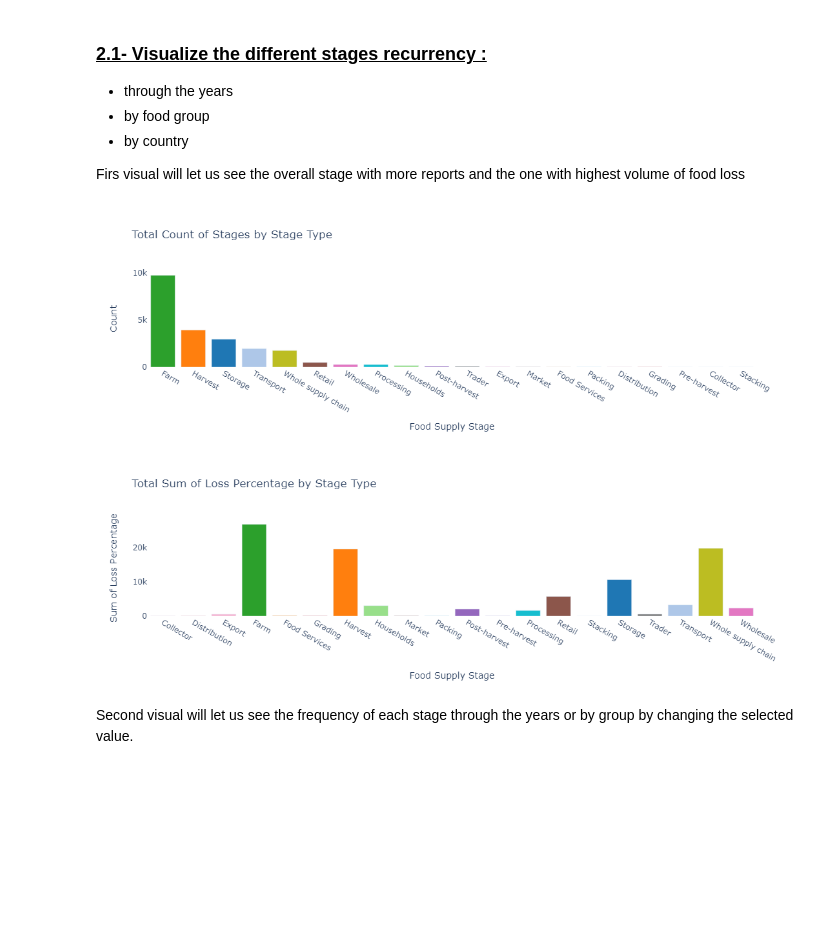
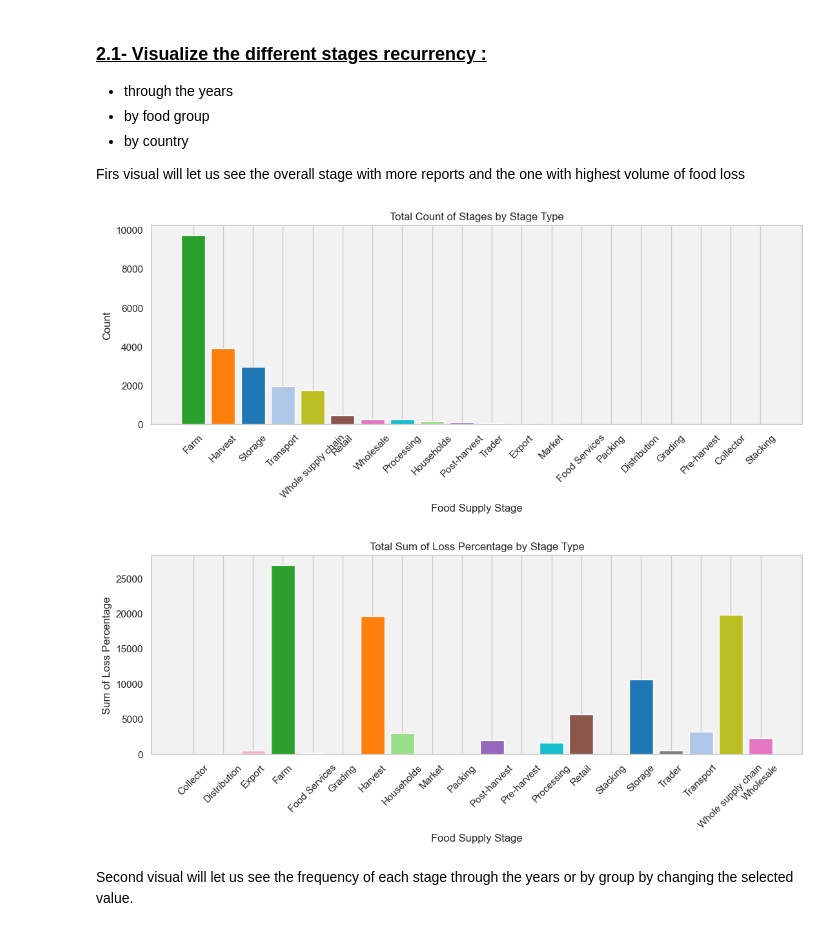
Before and after one commit to psaeztorres/CodeOp_Final_Project, a Jupyter notebook: visualization.ipynb, the cells around one changed output. Saved outputs shown, nothing was run; the diff lists cells and outputs as text; code cells hidden in the pictures; blank space fills up the shorter version.

```diff
--- a/visualization.ipynb
+++ b/visualization.ipynb
@@ -517,41 +524,44 @@ Firs visual will let us see the overall stage with more reports and the one with
 # %%
 stages_df = fao_data[['year', 'country', 'group', 'food_supply_stage','loss_percentage']]
 # %%
+import matplotlib.pyplot as plt
 color_palette = {
     'Storage': '#1f77b4', 'Harvest': '#ff7f0e', 'Farm': '#2ca02c', 'nan': '#d62728',
     'Post-harvest': '#9467bd', 'Retail': '#8c564b', 'Wholesale': '#e377c2', 'Trader': '#7f7f7f',
     'Whole supply chain': '#bcbd22', 'Processing': '#17becf', 'Transport': '#aec7e8',
     'Distribution': '#ff9896', 'Households': '#98df8a', 'Food Services': '#ffbb78',
     'Export': '#f7b6d2', 'Pre-harvest': '#c5b0d5', 'Market': '#c49c94', 'Collector': '#f2b4c6',
-    'Stacking': '#dbdb8d', 'Packing': '#9edae5', 'Grading': '#d62728'
-}
+    'Stacking': '#dbdb8d', 'Packing': '#9edae5', 'Grading': '#d62728'}
 
 # Aggregate data to get total count of stages per stage type
 count_per_stage_type = stages_df['food_supply_stage'].value_counts().reset_index()
 count_per_stage_type.columns = ['food_supply_stage', 'count']
 
 # Aggregate data to get total sum of loss percentage per stage type
 sum_loss_per_stage_type = stages_df.groupby('food_supply_stage')['loss_percentage'].sum().reset_index()
 
 # Create the first bar plot to show the total count of stages per stage type
-fig1 = px.bar(count_per_stage_type, x='food_supply_stage', y='count', title='Total Count of Stages by Stage Type',
-              color='food_supply_stage', color_discrete_map=color_palette)
-fig1.update_layout(xaxis_title='Food Supply Stage', yaxis_title='Count', plot_bgcolor='white', showlegend=False)
-fig1.update_layout(width=int(900))
+plt.figure(figsize=(13, 4))
+plt.bar(count_per_stage_type['food_supply_stage'], count_per_stage_type['count'], color=[color_palette[stage] for stage in count_per_stage_type['food_supply_stage']])
+plt.title('Total Count of Stages by Stage Type')
+plt.xlabel('Food Supply Stage')
+plt.ylabel('Count')
+plt.xticks(rotation=45)
+plt.grid(axis='y')
+plt.show()
 
 # Create the second bar plot to show the total sum of loss percentage per stage type
-fig2 = px.bar(sum_loss_per_stage_type, x='food_supply_stage', y='loss_percentage',
-              title='Total Sum of Loss Percentage by Stage Type', color='food_supply_stage',
-              color_discrete_map=color_palette)
-fig2.update_layout(xaxis_title='Food Supply Stage', yaxis_title='Sum of Loss Percentage', plot_bgcolor='white', showlegend=False)
-fig2.update_layout(width=int(900))
-
-# Show the parallel bar plots
-fig1.show()
-fig2.show()
+plt.figure(figsize=(13, 4))
+plt.bar(sum_loss_per_stage_type['food_supply_stage'], sum_loss_per_stage_type['loss_percentage'], color=[color_palette[stage] for stage in sum_loss_per_stage_type['food_supply_stage']])
+plt.title('Total Sum of Loss Percentage by Stage Type')
+plt.xlabel('Food Supply Stage')
+plt.ylabel('Sum of Loss Percentage')
+plt.xticks(rotation=45)
+plt.grid(axis='y')
+plt.show()
 # %% [output]
-[figure, old version]
+[figure, new version]
-[figure, old version]
+[figure, new version]
 # %% [markdown]
 Second visual will let us see the frequency of each stage through the years or by group by changing the selected value.
 # %%
```
Also changed, not shown: parts of 36 cells of this notebook.
